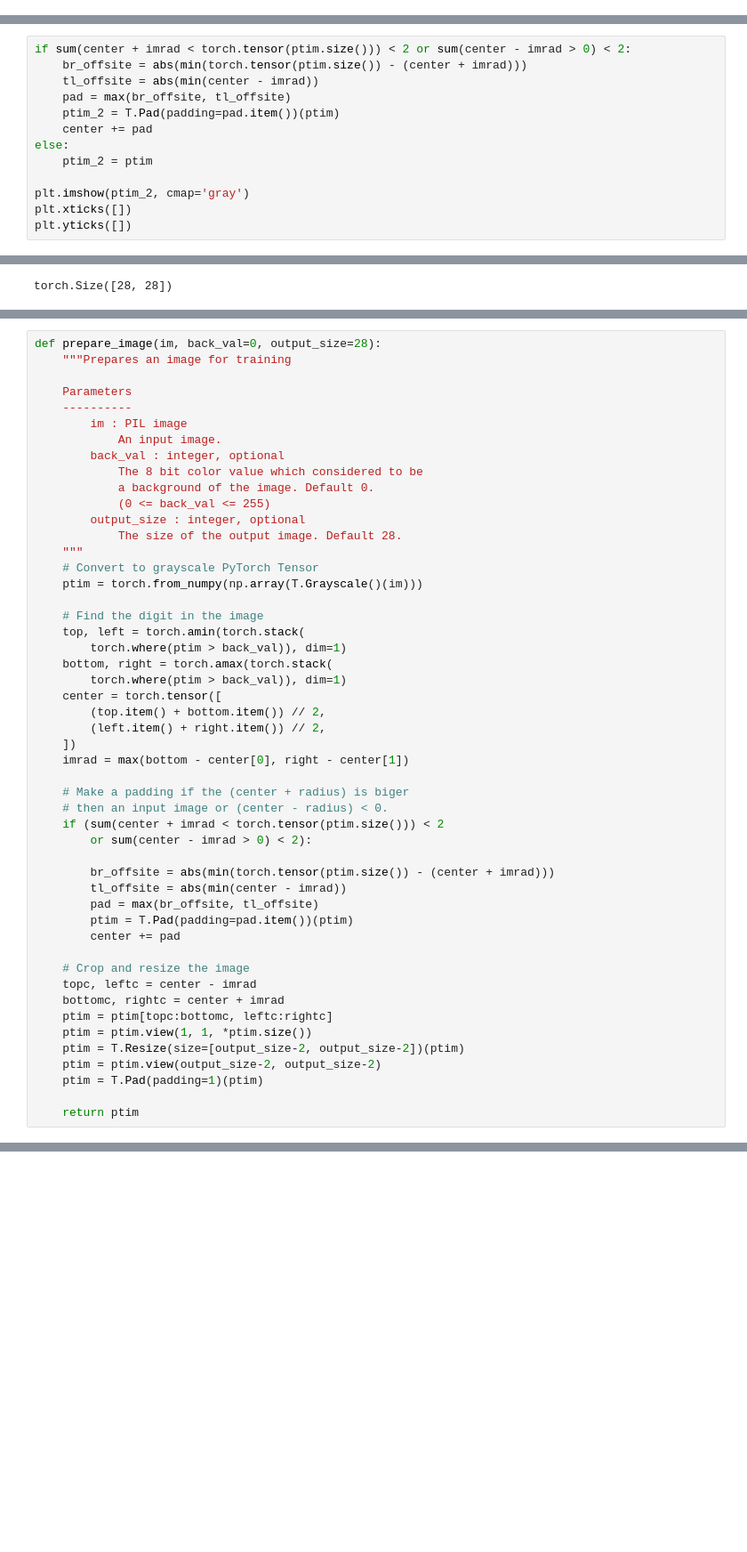
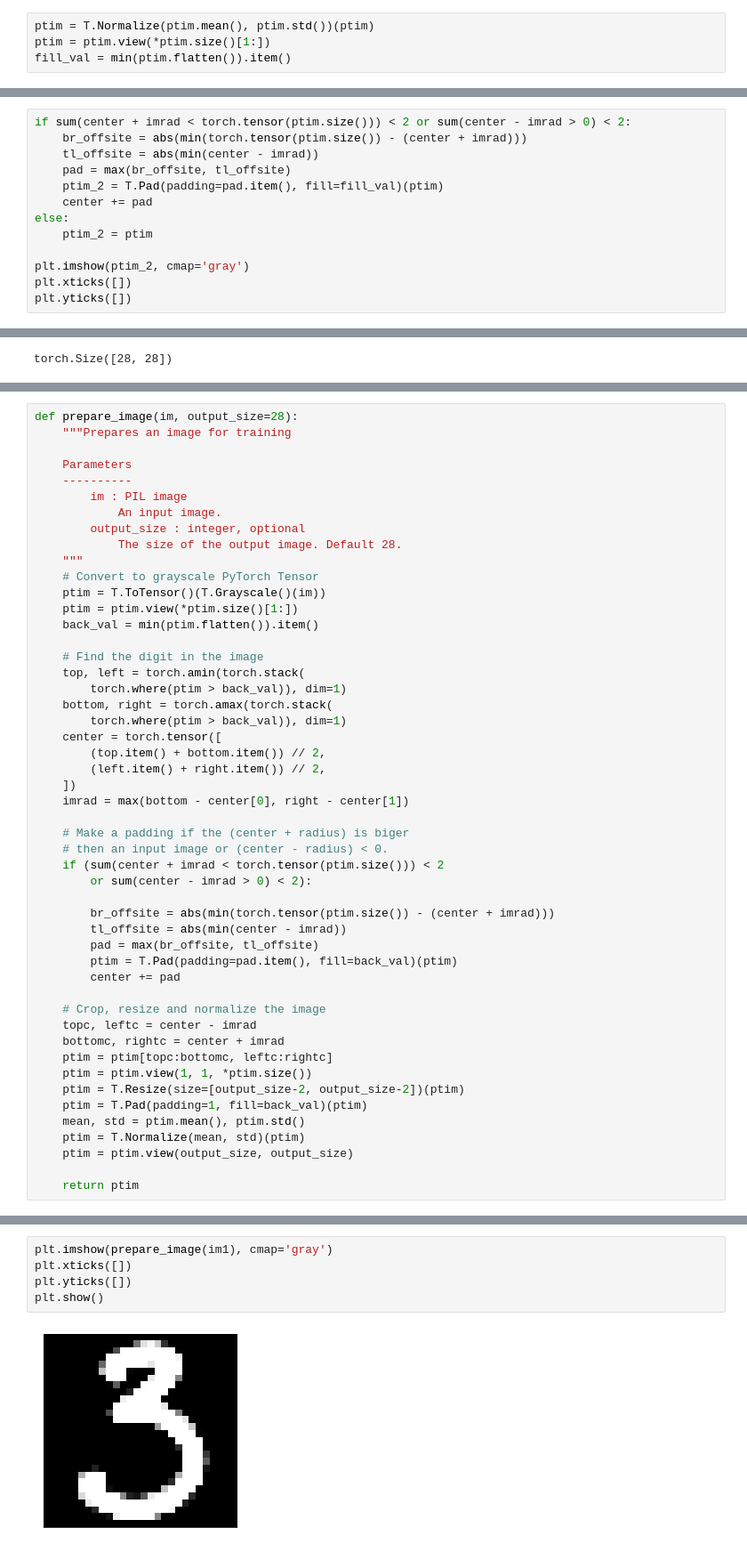
Before and after one commit to knmlprz/handwritten-digits, a Jupyter notebook: Notebooks/image_preprocessing.ipynb, the cells around one changed output, grey strips where cells are left out. Shown at 89% size. Saved outputs shown, nothing was run; the diff lists cells and outputs as text; blank space fills up the shorter version.

```diff
--- a/Notebooks/image_preprocessing.ipynb
+++ b/Notebooks/image_preprocessing.ipynb
@@ -27,3 +35,7 @@ tensor([[0, 0, 0, 0, 0],
+# %%
+ptim = T.Normalize(ptim.mean(), ptim.std())(ptim)
+ptim = ptim.view(*ptim.size()[1:])
+fill_val = min(ptim.flatten()).item()
 # %%
 npim.shape
 # %% [output]
@@ -85,7 +107,7 @@ if sum(center + imrad < torch.tensor(ptim.size())) < 2 or sum(center - imrad > 0
     br_offsite = abs(min(torch.tensor(ptim.size()) - (center + imrad)))
     tl_offsite = abs(min(center - imrad))
     pad = max(br_offsite, tl_offsite)
-    ptim_2 = T.Pad(padding=pad.item())(ptim)
+    ptim_2 = T.Pad(padding=pad.item(), fill=fill_val)(ptim)
     center += pad
 else:
     ptim_2 = ptim
@@ -130,20 +154,18 @@ torch.Size([28, 28])
 # %%
-def prepare_image(im, back_val=0, output_size=28):
+def prepare_image(im, output_size=28):
     """Prepares an image for training
 
     Parameters
     ----------
         im : PIL image
             An input image.
-        back_val : integer, optional
-            The 8 bit color value which considered to be
-            a background of the image. Default 0.
-            (0 <= back_val <= 255)
         output_size : integer, optional
             The size of the output image. Default 28.
     """
     # Convert to grayscale PyTorch Tensor
-    ptim = torch.from_numpy(np.array(T.Grayscale()(im)))
+    ptim = T.ToTensor()(T.Grayscale()(im))
+    ptim = ptim.view(*ptim.size()[1:])
+    back_val = min(ptim.flatten()).item()
 
     # Find the digit in the image
     top, left = torch.amin(torch.stack(
@@ -164,16 +186,18 @@ def prepare_image(im, back_val=0, output_size=28):
         br_offsite = abs(min(torch.tensor(ptim.size()) - (center + imrad)))
         tl_offsite = abs(min(center - imrad))
         pad = max(br_offsite, tl_offsite)
-        ptim = T.Pad(padding=pad.item())(ptim)
+        ptim = T.Pad(padding=pad.item(), fill=back_val)(ptim)
         center += pad
 
-    # Crop and resize the image
+    # Crop, resize and normalize the image
     topc, leftc = center - imrad
     bottomc, rightc = center + imrad
     ptim = ptim[topc:bottomc, leftc:rightc]
     ptim = ptim.view(1, 1, *ptim.size())
     ptim = T.Resize(size=[output_size-2, output_size-2])(ptim)
-    ptim = ptim.view(output_size-2, output_size-2)
-    ptim = T.Pad(padding=1)(ptim)
+    ptim = T.Pad(padding=1, fill=back_val)(ptim)
+    mean, std = ptim.mean(), ptim.std()
+    ptim = T.Normalize(mean, std)(ptim)
+    ptim = ptim.view(output_size, output_size)
 
     return ptim
@@ -186,0 +211,7 @@ plt.yticks([])
+# %%
+plt.imshow(prepare_image(im1), cmap='gray')
+plt.xticks([])
+plt.yticks([])
+plt.show()
+# %% [output]
+[figure, added]
```
Also changed, not shown: parts of 13 cells of this notebook, 2 other files.
